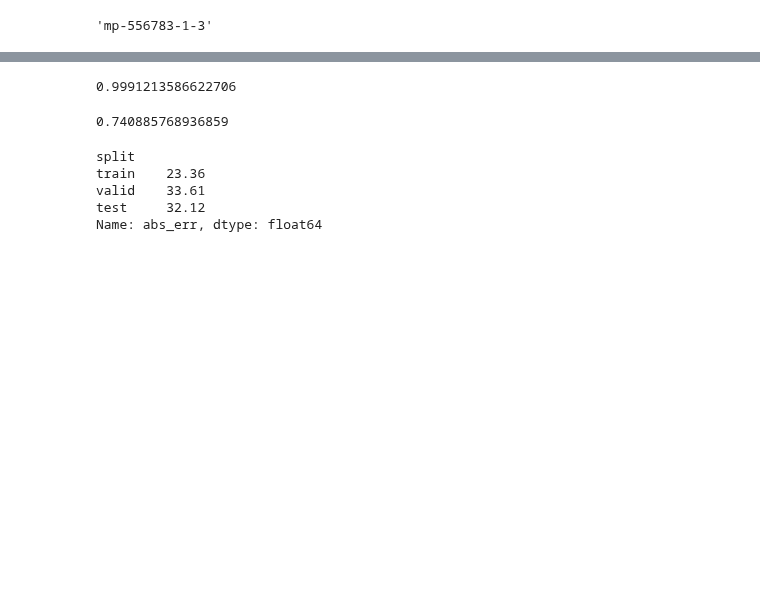
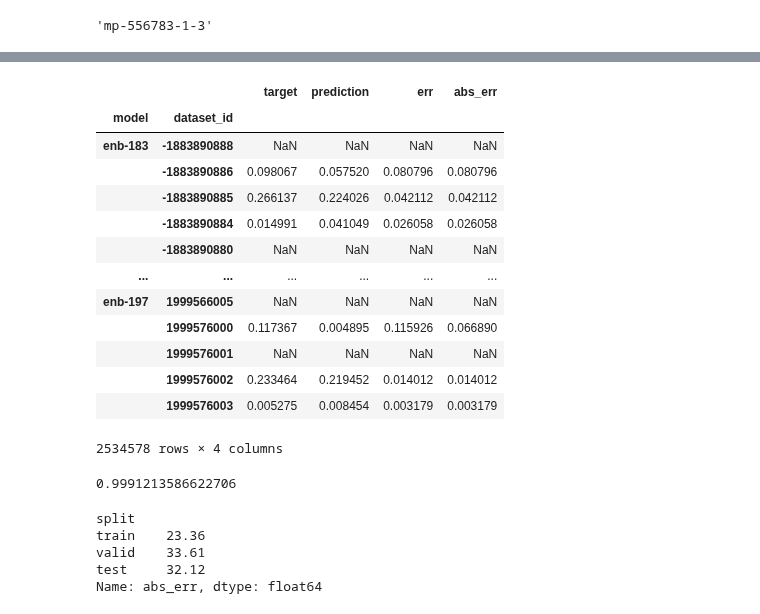
Before and after one commit to nicholas-miklaucic/facet, a Jupyter notebook: notebooks/figures.ipynb, the cells around one changed output, grey strips where cells are left out. Drawn from its saved outputs; the diff is of its cells as text; code cells hidden in the pictures; blank space fills up the shorter version.

```diff
--- a/notebooks/figures.ipynb
+++ b/notebooks/figures.ipynb
@@ -51,11 +106,24 @@ worst.head()
+# %%
+df.groupby(['model', 'dataset_id']).mean(numeric_only=True)
+# %% [output]
+|  |  | target | prediction | err | abs_err |
+| model | dataset_id |  |  |  |  |
+| enb-183 | -1883890888 | NaN | NaN | NaN | NaN |
+|  | -1883890886 | 0.098067 | 0.057520 | 0.080796 | 0.080796 |
+|  | -1883890885 | 0.266137 | 0.224026 | 0.042112 | 0.042112 |
+|  | -1883890884 | 0.014991 | 0.041049 | 0.026058 | 0.026058 |
+|  | -1883890880 | NaN | NaN | NaN | NaN |
+| ... | ... | ... | ... | ... | ... |
+| enb-197 | 1999566005 | NaN | NaN | NaN | NaN |
+|  | 1999576000 | 0.117367 | 0.004895 | 0.115926 | 0.066890 |
+|  | 1999576001 | NaN | NaN | NaN | NaN |
+|  | 1999576002 | 0.233464 | 0.219452 | 0.014012 | 0.014012 |
+|  | 1999576003 | 0.005275 | 0.008454 | 0.003179 | 0.003179 |
+2534578 rows × 4 columns
 # %%
 from sklearn.metrics import r2_score
 
 r2_score(df['prediction'], df['target'])
 # %% [output]
 0.9991213586622706
-# %%
-624380 / 842748
-# %% [output]
-0.740885768936859
 # %%
```
Also changed, not shown: parts of 9 cells of this notebook, 2 other files.
